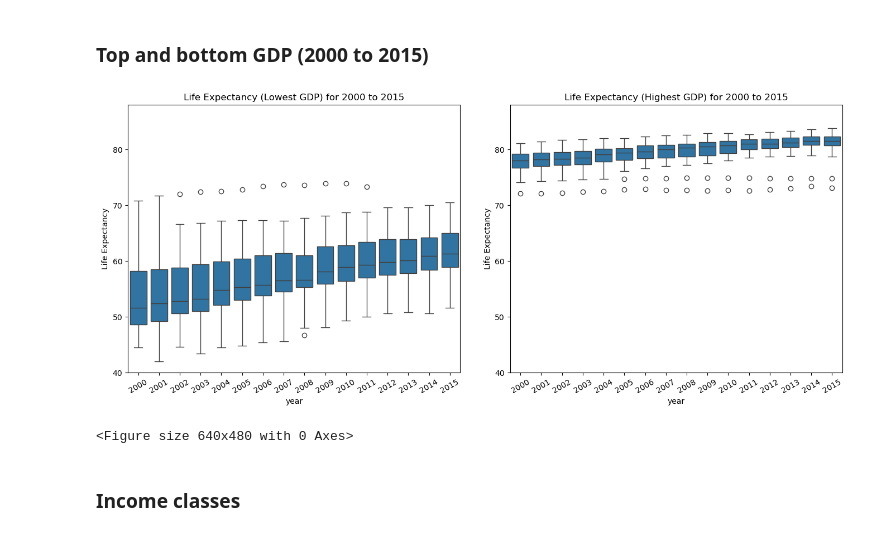
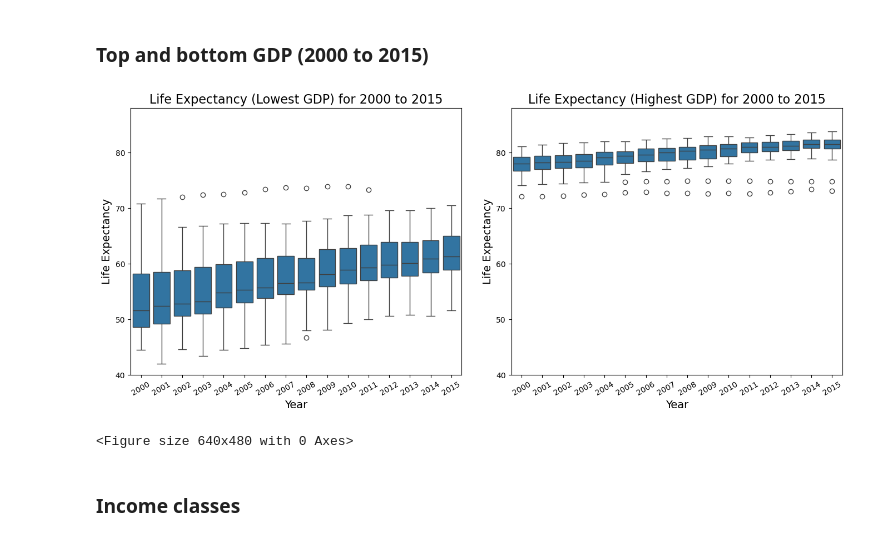
Before and after one commit to WVDevCode/Life_Expectancy_and_GDP, a Jupyter notebook: Notebooks/EDA.ipynb, the cells around one changed output. Drawn from its saved outputs; the diff is of its cells as text; code cells hidden in the pictures.

```diff
--- a/Notebooks/EDA.ipynb
+++ b/Notebooks/EDA.ipynb
@@ -849,22 +861,24 @@ plt.clf()
 # %%
 
 ax2 = plt.subplot(1, 2, 1)
 sns.boxplot(x = lowest_grossing['year'], y = lowest_grossing['life_expectancy'])
-plt.title('Life Expectancy (Lowest GDP) for 2000 to 2015')
-plt.ylabel('Life Expectancy')
+plt.title('Life Expectancy (Lowest GDP) for 2000 to 2015', fontsize=16)
+plt.ylabel('Life Expectancy', fontsize=14)
+plt.xlabel('Year', fontsize=14)
 plt.xticks(rotation = 30)
 plt.ylim(40, 88)
 plt.subplots_adjust(0, 1, 2, 2, 0.15, 0)
 ax4 = plt.subplot(1, 2, 2)
 sns.boxplot(x = highest_grossing['year'], y = highest_grossing['life_expectancy'])
-plt.title('Life Expectancy (Highest GDP) for 2000 to 2015')
-plt.ylabel('Life Expectancy')
+plt.title('Life Expectancy (Highest GDP) for 2000 to 2015', fontsize=16)
+plt.ylabel('Life Expectancy', fontsize=14)
+plt.xlabel('Year', fontsize=14)
 plt.xticks(rotation = 30)
 plt.ylim(40, 88)
 plt.show()
 plt.clf()
 # %% [output]
-[figure, old version]
+[figure, new version]
 <Figure size 640x480 with 0 Axes>
 # %% [markdown]
 ### Income classes
```
Also changed, not shown: parts of 10 cells of this notebook, 10 other files.
